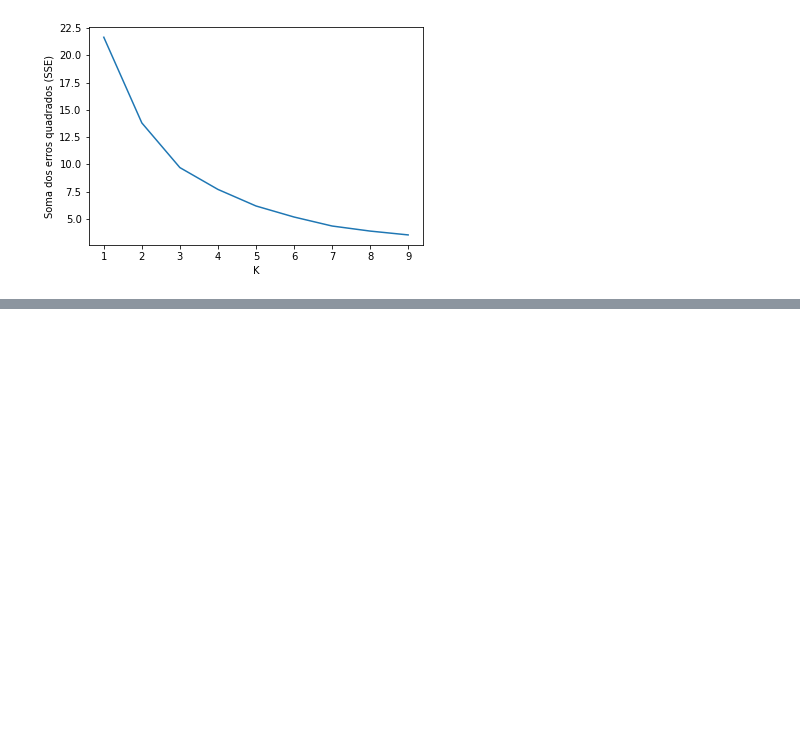
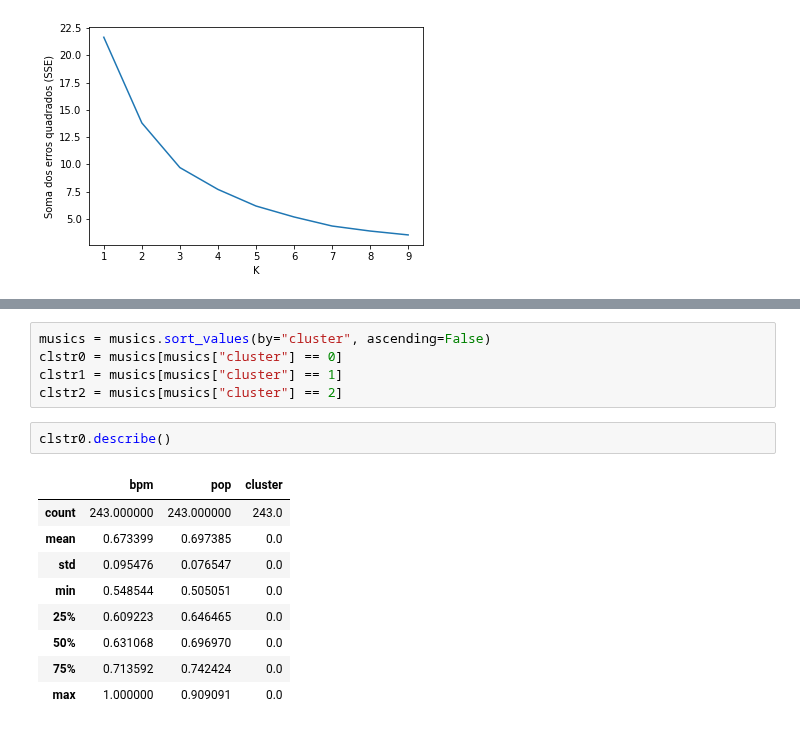
Before and after one commit to viniciusolzon/Music_Analysis, a Jupyter notebook: notebooks/dados_top10spotify.ipynb, the cells around one changed output, grey strips where cells are left out. Saved outputs shown, nothing was run; the diff lists cells and outputs as text; blank space fills up the shorter version.

Commit message:
K_Means atualizado

```diff
--- a/notebooks/dados_top10spotify.ipynb
+++ b/notebooks/dados_top10spotify.ipynb
@@ -415,0 +434,17 @@ No artists with labels found to put in legend.  Note that artists whose label st
+# %%
+musics = musics.sort_values(by="cluster", ascending=False)
+clstr0 = musics[musics["cluster"] == 0]
+clstr1 = musics[musics["cluster"] == 1]
+clstr2 = musics[musics["cluster"] == 2]
+# %%
+clstr0.describe()
+# %% [output]
+|  | bpm | pop | cluster |
+| count | 243.000000 | 243.000000 | 243.0 |
+| mean | 0.673399 | 0.697385 | 0.0 |
+| std | 0.095476 | 0.076547 | 0.0 |
+| min | 0.548544 | 0.505051 | 0.0 |
+| 25% | 0.609223 | 0.646465 | 0.0 |
+| 50% | 0.631068 | 0.696970 | 0.0 |
+| 75% | 0.713592 | 0.742424 | 0.0 |
+| max | 1.000000 | 0.909091 | 0.0 |
```
Also changed, not shown: parts of 25 cells of this notebook.
